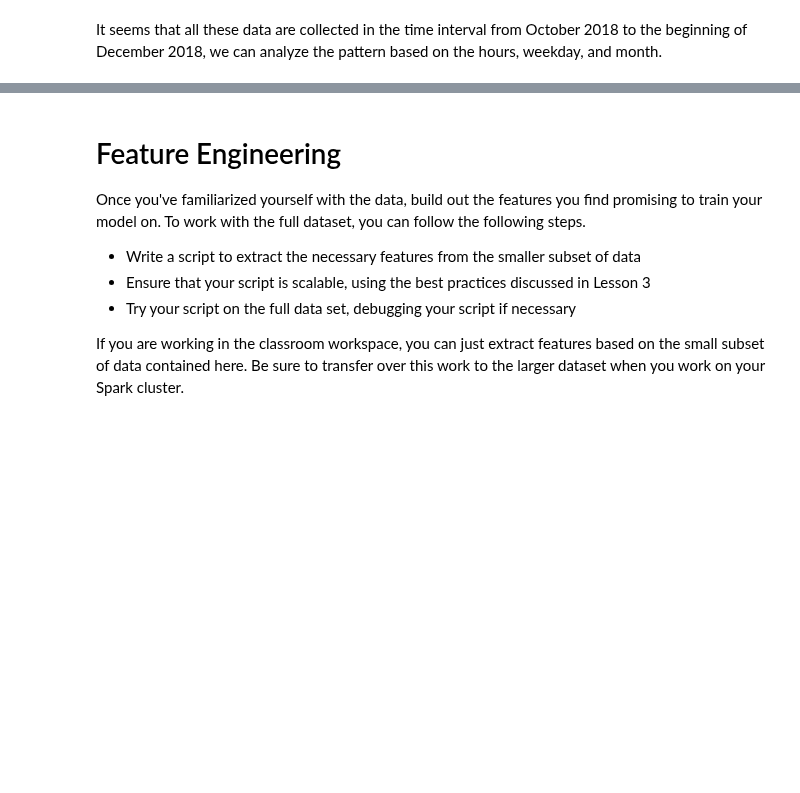
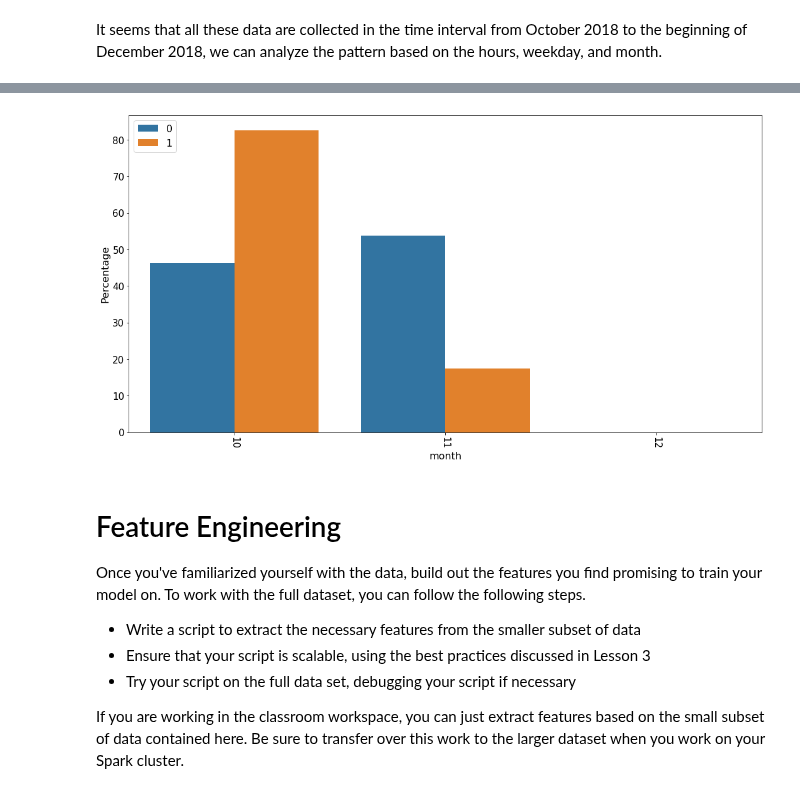
Before and after one commit to chziha/Data-Scientist-Udacity-Nanodegree, a Jupyter notebook: Churn-Predicting-with-Spark/Sparkify.ipynb, the cells around one changed output, grey strips where cells are left out. Drawn from its saved outputs; the diff is of its cells as text; code cells hidden in the pictures; blank space fills up the shorter version.

```diff
--- a/Churn-Predicting-with-Spark/Sparkify.ipynb
+++ b/Churn-Predicting-with-Spark/Sparkify.ipynb
@@ -639,3 +651,7 @@ df_clean = df_clean.withColumn('registrationTime', time_transfer(df['registratio
+# %%
+vis_dist_percentage(df_clean, 'month')
+# %% [output]
+[figure, added]
 # %% [markdown]
 # Feature Engineering
 Once you've familiarized yourself with the data, build out the features you find promising to train your model on. To work with the full dataset, you can follow the following steps.
```
Also changed, not shown: parts of 14 cells of this notebook.
